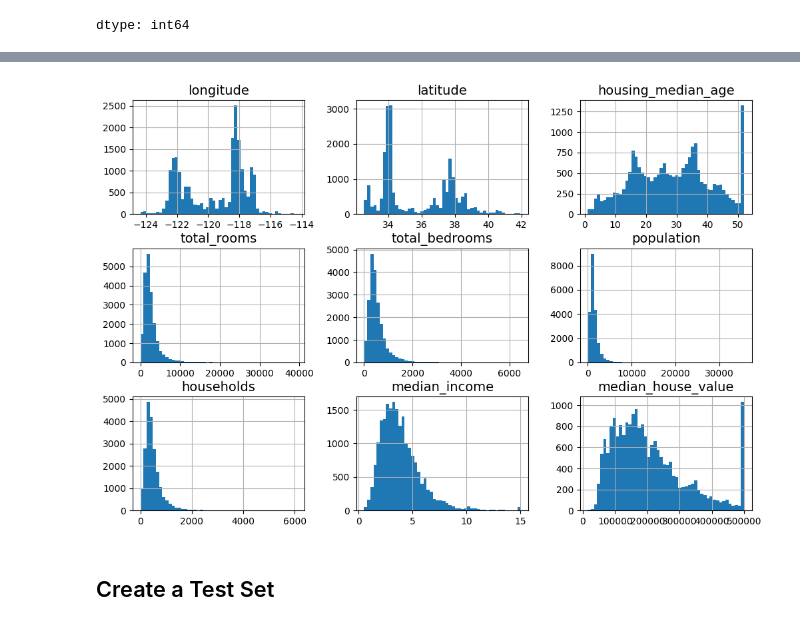
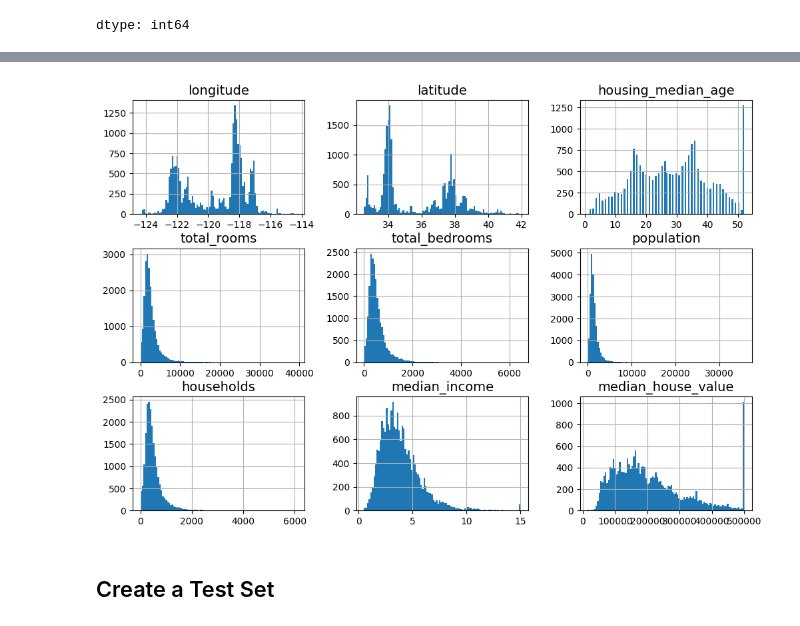
Before and after one commit to naina-bhatnagar/homlp, a Jupyter notebook: c2/C_02_end_to_end_machine_learning_project.ipynb, the cells around one changed output, grey strips where cells are left out. Cells and saved outputs as stored; diff of their text form; code cells hidden in the pictures.

```diff
--- a/c2/C_02_end_to_end_machine_learning_project.ipynb
+++ b/c2/C_02_end_to_end_machine_learning_project.ipynb
@@ -101,10 +103,10 @@ df.describe()
 # %%
 import matplotlib.pyplot as plt
 
-df.hist(bins=50, figsize=(12, 8))
+df.hist(bins=100, figsize=(12, 8))
 plt.show()
 # %% [output]
-[figure, old version]
+[figure, new version]
 # %% [markdown]
 ## Create a Test Set
 # %% [markdown]
```
Also changed, not shown: parts of 4 cells of this notebook.
